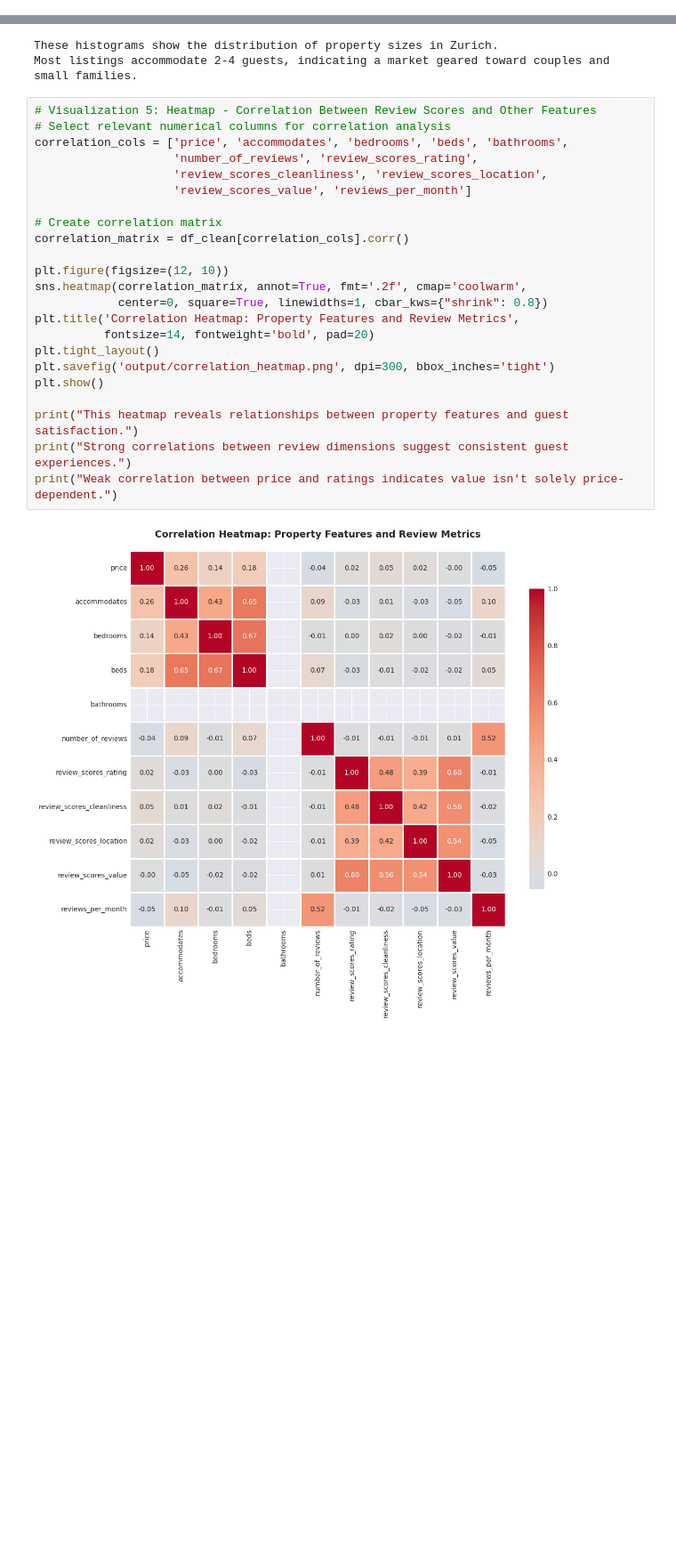
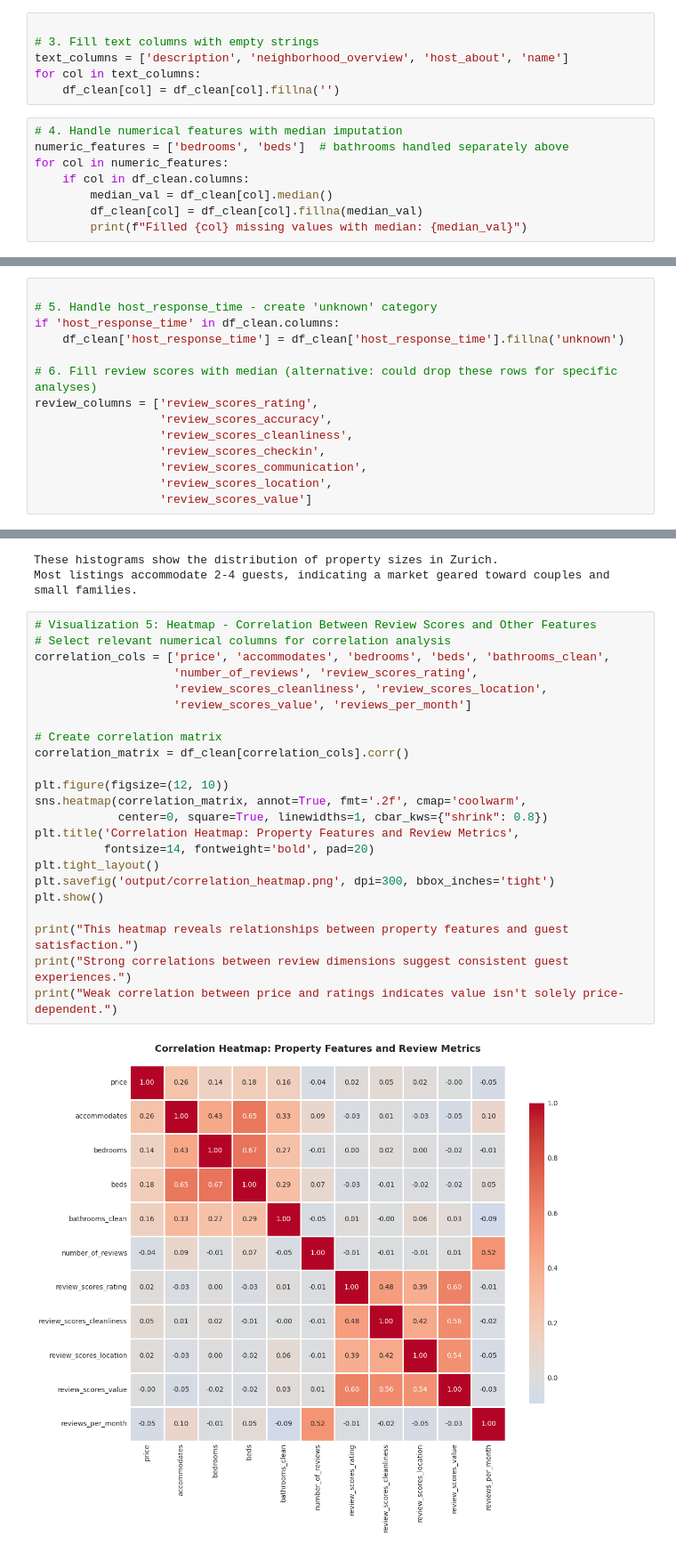
Before and after one commit to samarthya/METAD699-Project, a Jupyter notebook: zurich_airbnb.ipynb, the cells around one changed output, grey strips where cells are left out. Shown at 89% size. Drawn from its saved outputs; the diff is of its cells as text; blank space fills up the shorter version.

```diff
--- a/zurich_airbnb.ipynb
+++ b/zurich_airbnb.ipynb
@@ -211,0 +207,14 @@ dtype: int64
+# %%
+
+# 3. Fill text columns with empty strings
+text_columns = ['description', 'neighborhood_overview', 'host_about', 'name']
+for col in text_columns:
+    df_clean[col] = df_clean[col].fillna('')
+# %%
+# 4. Handle numerical features with median imputation
+numeric_features = ['bedrooms', 'beds']  # bathrooms handled separately above
+for col in numeric_features:
+    if col in df_clean.columns:
+        median_val = df_clean[col].median()
+        df_clean[col] = df_clean[col].fillna(median_val)
+        print(f"Filled {col} missing values with median: {median_val}")
@@ -211,0 +224,14 @@ dtype: int64
+# %%
+
+# 5. Handle host_response_time - create 'unknown' category
+if 'host_response_time' in df_clean.columns:
+    df_clean['host_response_time'] = df_clean['host_response_time'].fillna('unknown')
+
+# 6. Fill review scores with median (alternative: could drop these rows for specific analyses)
+review_columns = ['review_scores_rating',
+                  'review_scores_accuracy',
+                  'review_scores_cleanliness',
+                  'review_scores_checkin',
+                  'review_scores_communication',
+                  'review_scores_location',
+                  'review_scores_value']
@@ -528,28 +615,28 @@ Most listings accommodate 2-4 guests, indicating a market geared toward couples
 # %%
 # Visualization 5: Heatmap - Correlation Between Review Scores and Other Features
 # Select relevant numerical columns for correlation analysis
-correlation_cols = ['price', 'accommodates', 'bedrooms', 'beds', 'bathrooms',
+correlation_cols = ['price', 'accommodates', 'bedrooms', 'beds', 'bathrooms_clean',
                     'number_of_reviews', 'review_scores_rating',
                     'review_scores_cleanliness', 'review_scores_location',
                     'review_scores_value', 'reviews_per_month']
 
 # Create correlation matrix
 correlation_matrix = df_clean[correlation_cols].corr()
 
 plt.figure(figsize=(12, 10))
 sns.heatmap(correlation_matrix, annot=True, fmt='.2f', cmap='coolwarm',
             center=0, square=True, linewidths=1, cbar_kws={"shrink": 0.8})
 plt.title('Correlation Heatmap: Property Features and Review Metrics',
           fontsize=14, fontweight='bold', pad=20)
 plt.tight_layout()
 plt.savefig('output/correlation_heatmap.png', dpi=300, bbox_inches='tight')
 plt.show()
 
 print("This heatmap reveals relationships between property features and guest satisfaction.")
 print("Strong correlations between review dimensions suggest consistent guest experiences.")
 print("Weak correlation between price and ratings indicates value isn't solely price-dependent.")
 # %% [output]
-[figure, old version]
+[figure, new version]
 This heatmap reveals relationships between property features and guest satisfaction.
 Strong correlations between review dimensions suggest consistent guest experiences.
 Weak correlation between price and ratings indicates value isn't solely price-dependent.
```
Also changed, not shown: parts of 43 cells of this notebook, 9 other files.
